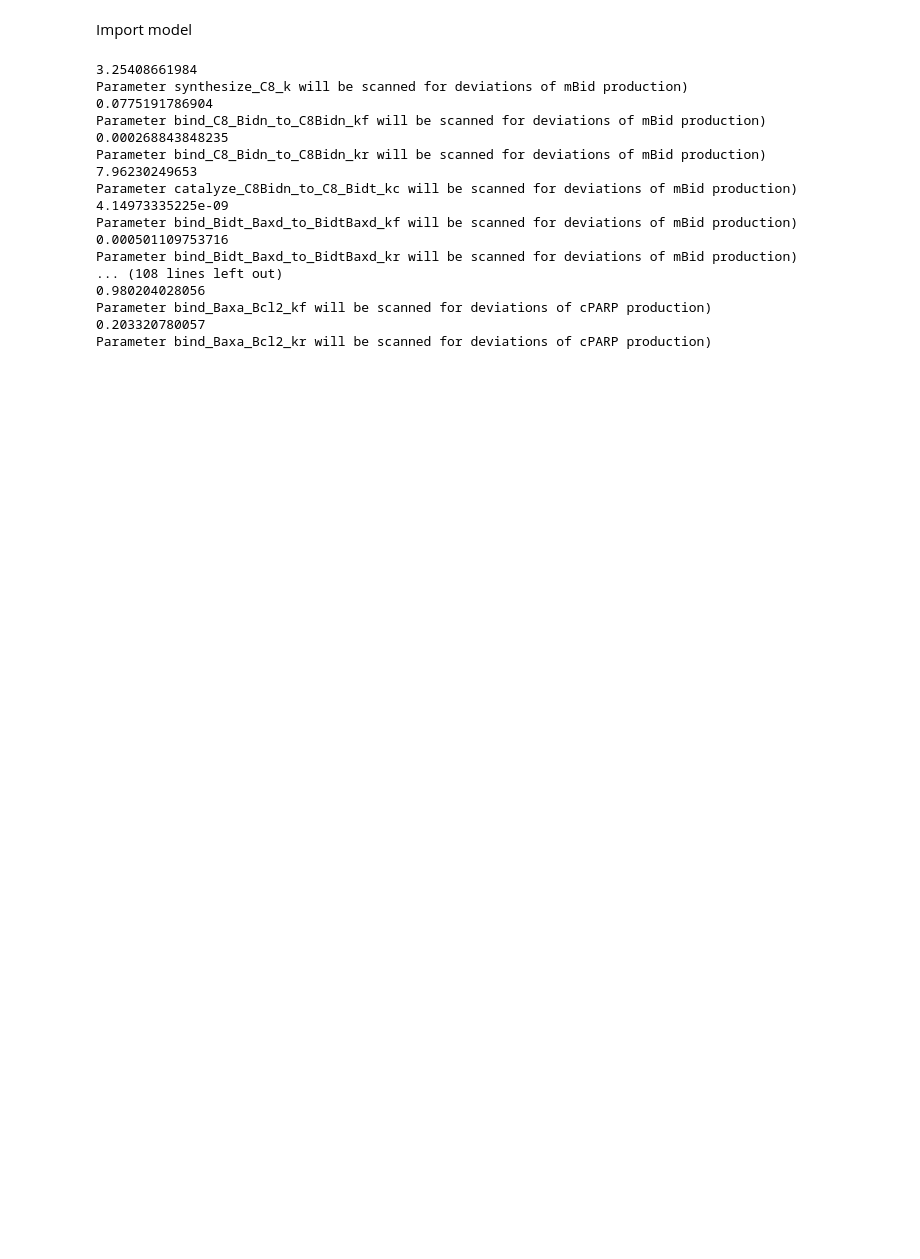
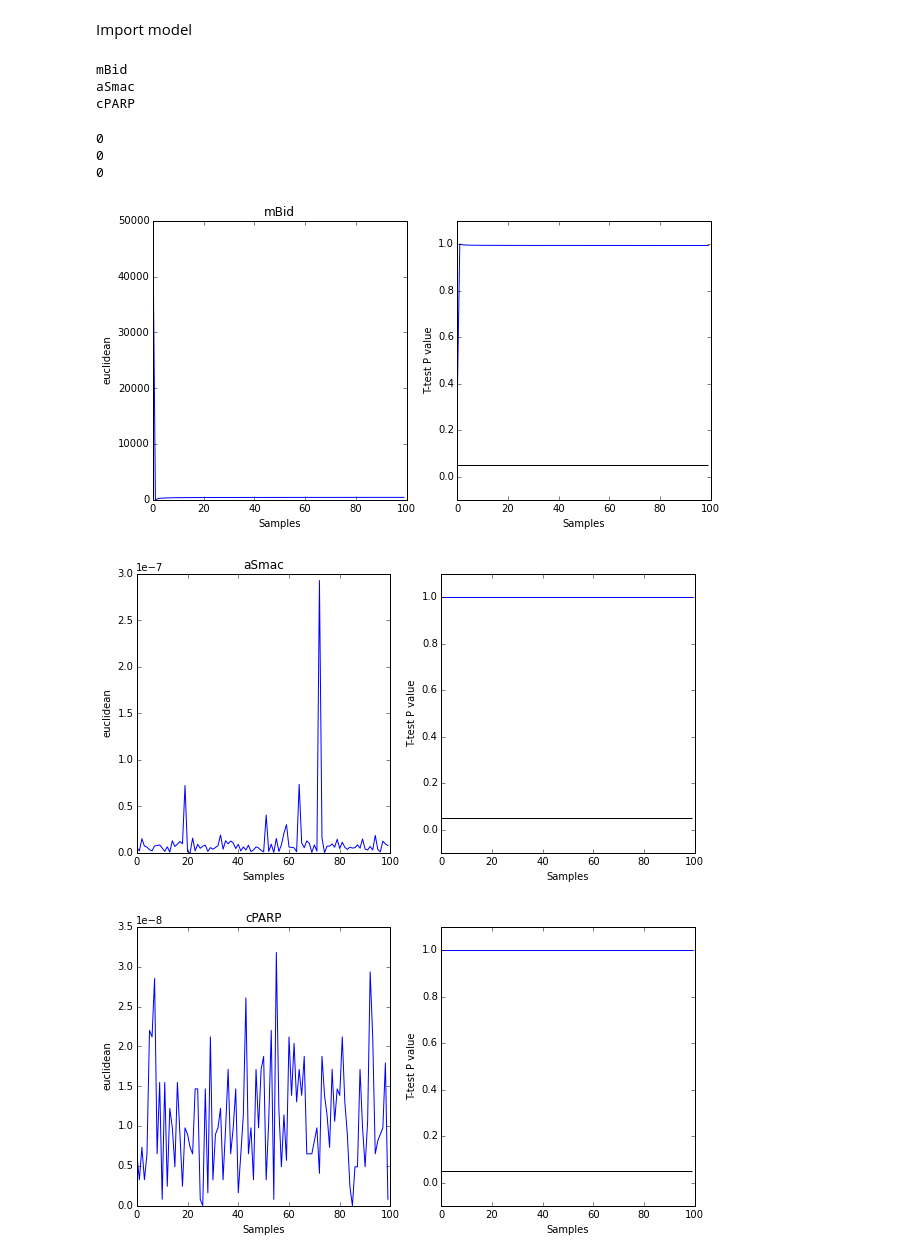
Before and after one commit to ortega2247/qsb, a Jupyter notebook: qsb_sensitivity.ipynb, the cells around one changed output. Saved outputs shown, nothing was run; the diff lists cells and outputs as text; code cells hidden in the pictures; blank space fills up the shorter version.

```diff
--- a/qsb_sensitivity.ipynb
+++ b/qsb_sensitivity.ipynb
@@ -48,6 +77,7 @@ reload(m)
 initial_conditions = [x[1] for x in m.model.initial_conditions]
 # Filter out initial concentrations from the parameters that we are going to use
 params_to_change = [param for param in m.model.parameters if not param in initial_conditions]
+
 def messed_up_param(model,param,out_var,samples):
     '''
     Measure the extent at which modifying a parameter of a model
@@ -63,7 +93,7 @@ def messed_up_param(model,param,out_var,samples):
     # set integration interval
     t = np.linspace(0,200000)
     # Store original parameter value
-    print(param.value)
+#     print(param.value)
     old_param_value = np.real(param.value)
     # The parameter will be modified _samples_ times
     # _order_magnitude_ orders of magnitude
@@ -72,7 +102,7 @@ def messed_up_param(model,param,out_var,samples):
     yout_old = odesolve(model.model, t)
     # Extract output variable to be analyzed
     analyte = np.array([x for x in yout_old[out_var]])
-    print("Parameter {} will be scanned for deviations of {} production)".format(param.args[0],out_var))
+#     print("Parameter {} will be scanned for deviations on {} production".format(param.args[0],out_var))
     sample_output = {}
 #     fig = plt.figure(figsize=(20,20))
 #     axes = [fig.add_subplot(len(value_list)/3,len(value_list)/2,x) for x in range(1,len(value_list)+1)]
@@ -92,42 +122,55 @@ def messed_up_param(model,param,out_var,samples):
 #         print(param.value)
         # Calculate a U-test to see if the two distributions
         # are significantly different
-        u_test = stats.mannwhitneyu(new_analyte,analyte)
+        t_test,pval = stats.ttest_ind(new_analyte,analyte)
+
         # Measure the euclidean distance between the sample and the original model
         euclidean = pdist([new_analyte,analyte])
+        # Measure the JSD
+#         jsd = DLK(analyte,new_analyte,1,1/analyte[-1])
         # Store result in dictionary
-        sample_output[value] = [euclidean[0],u_test[0]]
+        sample_output[value] = [euclidean,pval]
 #         ax.plot(t,new_analyte)
         # Organize result as a table
         sample_output_table = pd.DataFrame.from_dict(sample_output,orient='index')
-        sample_output_table.columns=['euclidean','u_test_Pval']
+        sample_output_table.columns=['euclidean','T_test_Pval']
         sample_output_table.index.name = param.args[0]
         sample_output_table.reset_index(inplace=True)
         sample_output_table.sort(param.args[0],inplace=True)
         sample_output_table.set_index(param.args[0],inplace=True)
 #     fig.tight_layout()
-    return sample_output_table#,news,value_list,analyte
+    return sample_output_table,news,value_list,analyte
 # %%
 perturbations = {}
 for output in ['mBid','aSmac','cPARP']:
+    print(output)
     perturbations[output] = {param.args[0]: messed_up_param(m,param,output,100) for param in params_to_change}
-    print('\n')
 # %% [output]
-3.25408661984
-Parameter synthesize_C8_k will be scanned for deviations of mBid production)
-0.0775191786904
-Parameter bind_C8_Bidn_to_C8Bidn_kf will be scanned for deviations of mBid production)
-0.000268843848235
-Parameter bind_C8_Bidn_to_C8Bidn_kr will be scanned for deviations of mBid production)
-7.96230249653
-Parameter catalyze_C8Bidn_to_C8_Bidt_kc will be scanned for deviations of mBid production)
-4.14973335225e-09
-Parameter bind_Bidt_Baxd_to_BidtBaxd_kf will be scanned for deviations of mBid production)
-0.000501109753716
-Parameter bind_Bidt_Baxd_to_BidtBaxd_kr will be scanned for deviations of mBid production)
-... (108 lines left out)
-0.980204028056
-Parameter bind_Baxa_Bcl2_kf will be scanned for deviations of cPARP production)
-0.203320780057
-Parameter bind_Baxa_Bcl2_kr will be scanned for deviations of cPARP production)
+mBid
+aSmac
+cPARP
+# %%
+for i in ['mBid','aSmac','cPARP']:
+    messed_up = perturbations[i]['bind_C8_Bidn_to_C8Bidn_kf'][0]
+    fig = plt.figure(figsize=(10,5))
+    ax1 = fig.add_subplot(121)
+    ax1.plot(messed_up['euclidean'].values)
+    ax1.set_xlabel("Samples")
+    ax1.set_ylabel("euclidean")
+    ax1.set_title(i)
+
+    ax2 = fig.add_subplot(122)
+    ax2.plot(messed_up['T_test_Pval'].values)
+    ax2.set_xlabel("Samples")
+    ax2.set_ylabel("T-test P value")
+    ax2.set_ylim(-0.1,1.1)
+    print(len(messed_up[messed_up['T_test_Pval'] < 0.00005]))
+    ax2.hlines(0.05,0,100)
+# %% [output]
+0
+0
+0
+[figure, added]
+[figure, added]
+[figure, added]
 # %%
```
Also changed, not shown: parts of 21 cells of this notebook.
